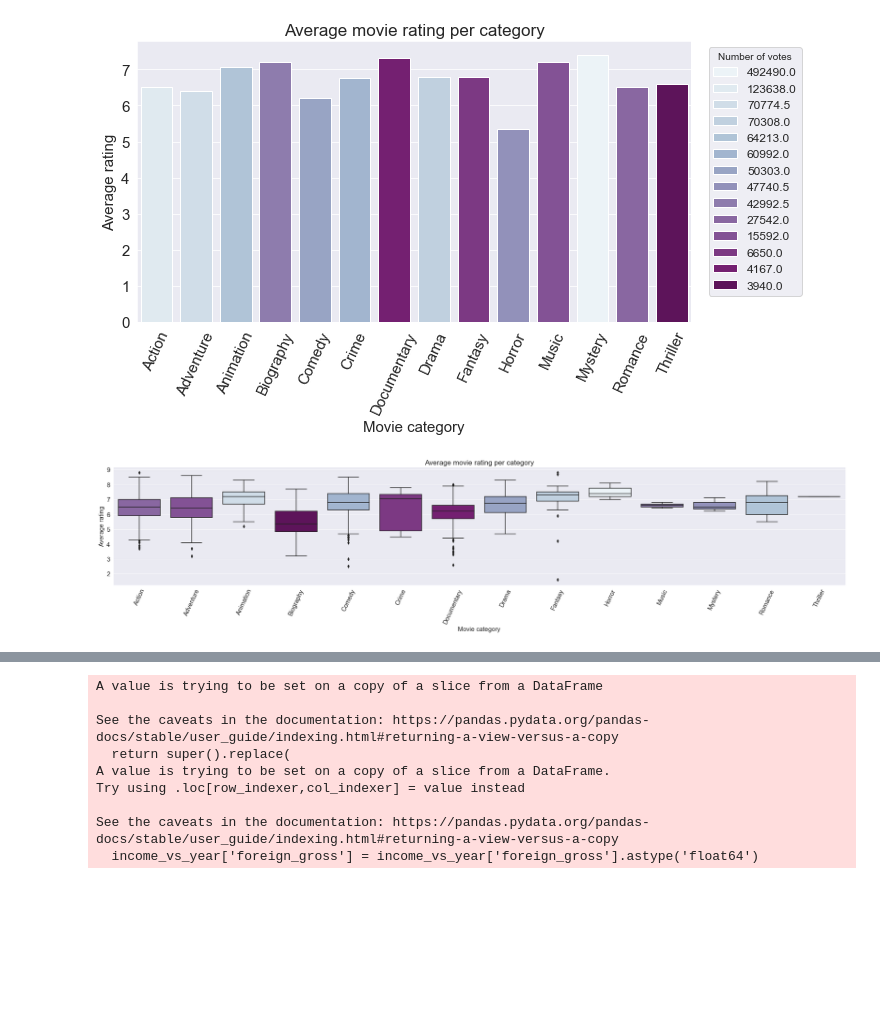
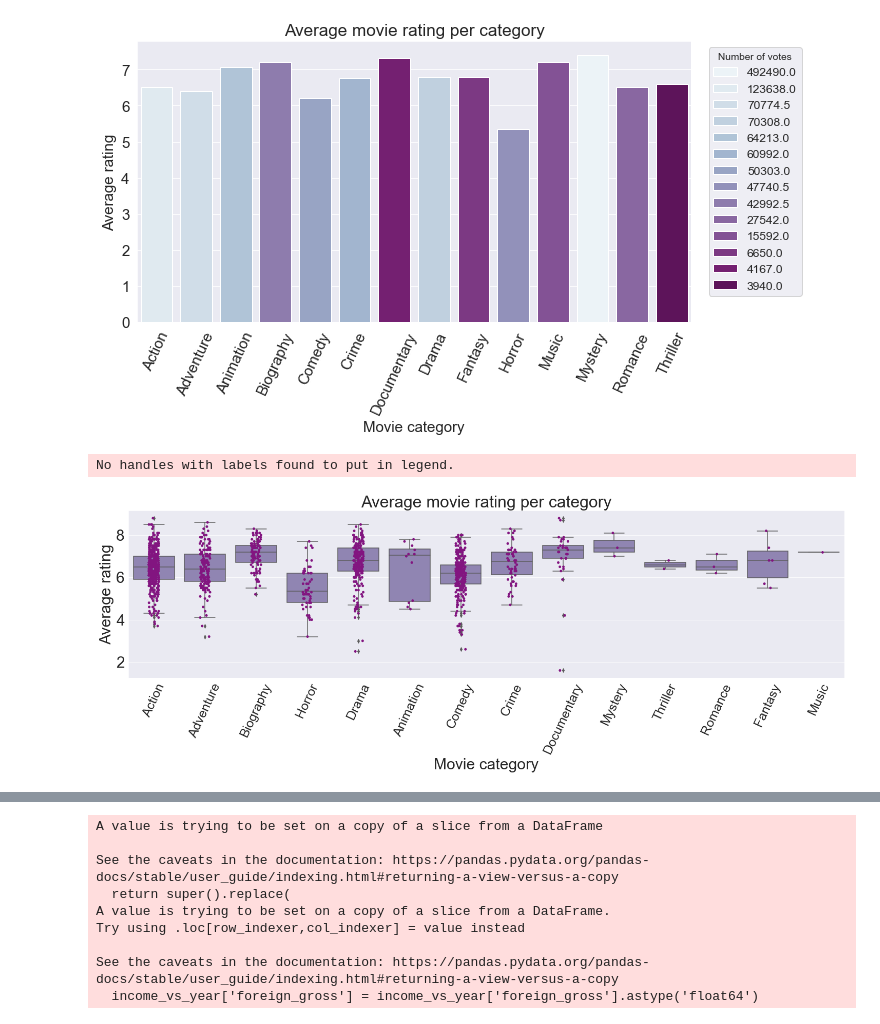
Before and after one commit to nil-91/Microsoft_Movie_Analysis, a Jupyter notebook: code/eda_notebook.ipynb, the cells around one changed output, grey strips where cells are left out. Drawn from its saved outputs; the diff is of its cells as text; code cells hidden in the pictures; blank space fills up the shorter version.

Commit message:
finished visualization

```diff
--- a/code/eda_notebook.ipynb
+++ b/code/eda_notebook.ipynb
@@ -226,32 +226,42 @@ plt.show()
 [figure]
 # %%
 genre_vs_rating = clean_df[['genre0', 'averagerating', 'numvotes']]
-df = genre_vs_rating[['genre0', 'averagerating']].groupby('genre0').agg('mean')
+df = genre_vs_rating[['genre0', 'averagerating']].groupby('genre0').agg('median')
 df = df.reset_index()
 df.rename(columns={'averagerating':'rating'}, inplace=True)
 genre_vs_rating = pd.merge(genre_vs_rating,df, on='genre0')
 # %%
 fig, ax = plt.subplots(figsize=(25,6), ncols=1)
-labels = list(df['genre0'].unique())
+labels = list(genre_vs_rating['genre0'].unique())
 sns.boxplot(x="genre0",
                 y="averagerating",
                 data=genre_vs_rating,
                 ax=ax,
-                palette="BuPu_r",
-                hue = genre_vs_rating["rating"],
-                dodge=False
+                #palette="BuPu_r",
+                color = '#8c7dba',
+                #dodge=False,
+                order =
 )
-ax.set_title("Average movie rating per category", fontsize=17)
-ax.set_xlabel("Movie category", fontsize=15)
-ax.set_ylabel("Average rating", fontsize=15)
-ax.set_xticklabels(labels= labels, size=15, rotation=65)
-ax.tick_params(axis='y', labelsize=15)
+sns.stripplot(x="genre0",
+              y="averagerating",
+              data=genre_vs_rating,
+              #palette="BuPu_r",
+              color = '#821580'
+)
+sns.set_style(
+    "darkgrid")
+ax.set_title("Average movie rating per category", fontsize=32)
+ax.set_xlabel("Movie category", fontsize=30)
+ax.set_ylabel("Average rating", fontsize=30)
+ax.set_xticklabels(labels= labels, size=25, rotation=65)
+ax.tick_params(axis='y', labelsize=30)
 handles, labels = ax.get_legend_handles_labels()
 #ax.legend(handles[::-1], labels[::-1], title="Number of votes",bbox_to_anchor=(1.02, 1.0), loc='upper left', fontsize=12, fancybox=True)
 ax.legend().remove()
-plt.tight_layout()
+#plt.tight_layout()
 # %% [output]
+No handles with labels found to put in legend.
-[figure, old version]
+[figure, new version]
 # %%
 genre_vs_numvotes = clean_df[['genre0','numvotes']]
 df = genre_vs_numvotes.groupby('genre0').agg('mean')
```
Also changed, not shown: parts of 4 cells of this notebook, 2 other files.
